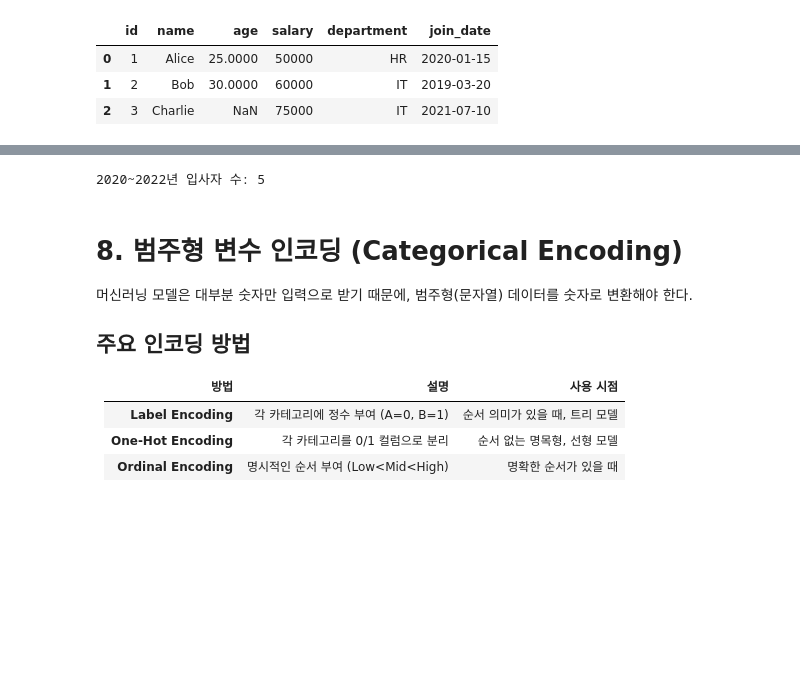
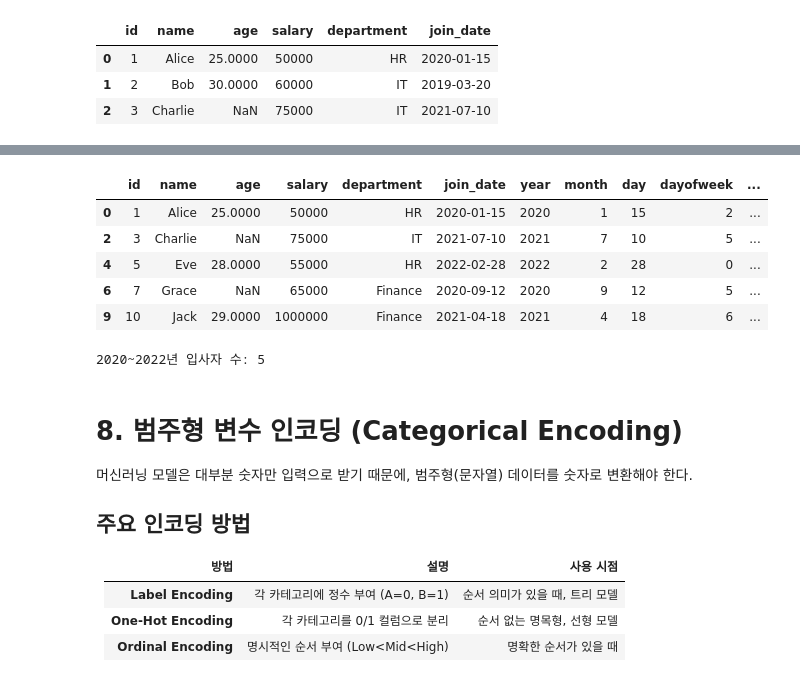
Before and after one commit to mathsjm32/Study, a Jupyter notebook: Data_Preprocessing.ipynb, the cells around one changed output, grey strips where cells are left out. Saved outputs shown, nothing was run; the diff lists cells and outputs as text; code cells hidden in the pictures; blank space fills up the shorter version.

```diff
--- a/Data_Preprocessing.ipynb
+++ b/Data_Preprocessing.ipynb
@@ -568,9 +587,17 @@ df[['name', 'join_date', 'days_employed', 'years_employed']].head()
 # %%
 # 날짜 범위로 필터링
 mask = (df['join_date'] >= '2020-01-01') & (df['join_date'] <= '2022-12-31')
 df_filtered = df[mask]
+
+display(df_filtered)
 print('2020~2022년 입사자 수:', len(df_filtered))
 # %% [output]
+|  | id | name | age | salary | department | join_date | year | month | day | dayofweek | ... |
+| 0 | 1 | Alice | 25.0000 | 50000 | HR | 2020-01-15 | 2020 | 1 | 15 | 2 | ... |
+| 2 | 3 | Charlie | NaN | 75000 | IT | 2021-07-10 | 2021 | 7 | 10 | 5 | ... |
+| 4 | 5 | Eve | 28.0000 | 55000 | HR | 2022-02-28 | 2022 | 2 | 28 | 0 | ... |
+| 6 | 7 | Grace | NaN | 65000 | Finance | 2020-09-12 | 2020 | 9 | 12 | 5 | ... |
+| 9 | 10 | Jack | 29.0000 | 1000000 | Finance | 2021-04-18 | 2021 | 4 | 18 | 6 | ... |
 2020~2022년 입사자 수: 5
 # %% [markdown]
 # 8. 범주형 변수 인코딩 (Categorical Encoding)
```
Also changed, not shown: parts of 37 cells of this notebook, 1 other file.
